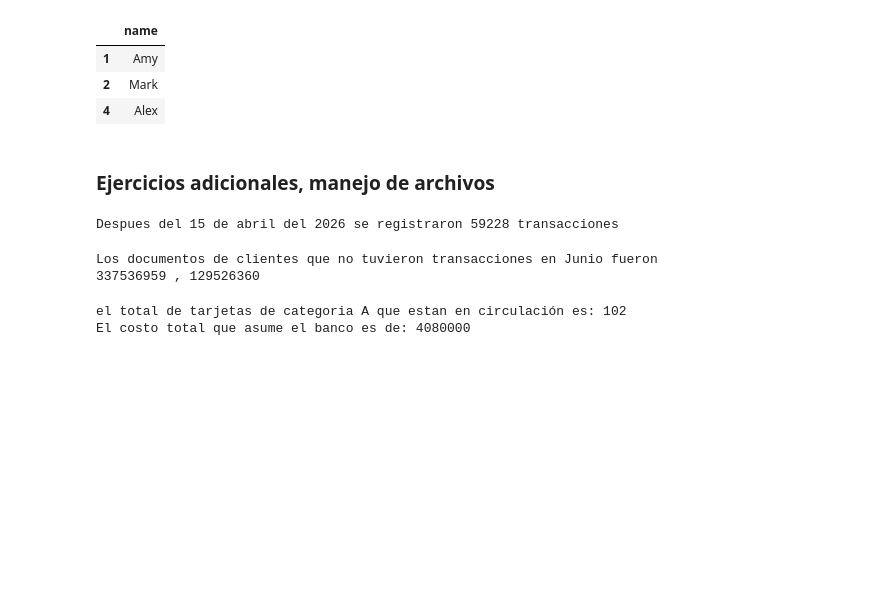
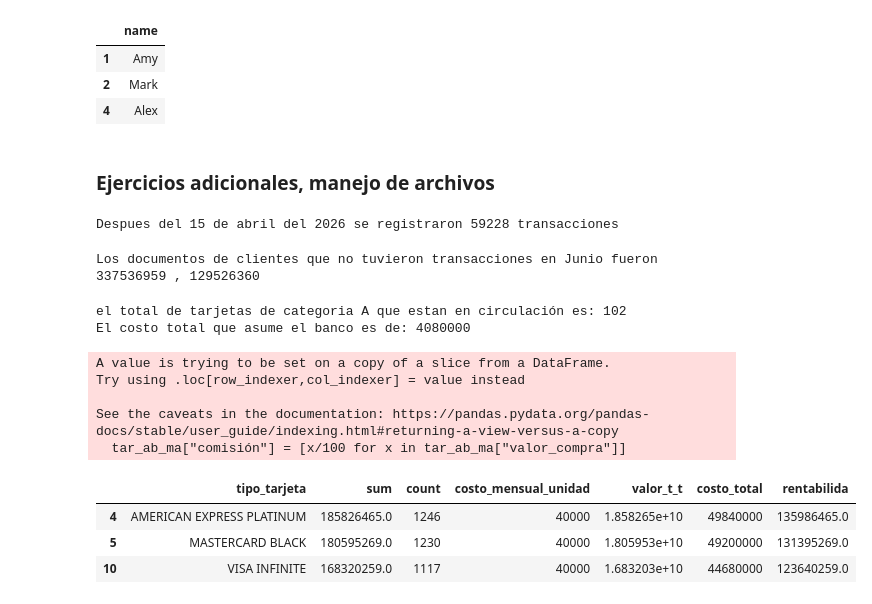
Before and after one commit to juancarvajal-hub/30-days-panda, a Jupyter notebook: 30_days-of_panda.ipynb, the cells around one changed output. Saved outputs shown, nothing was run; the diff lists cells and outputs as text; code cells hidden in the pictures; blank space fills up the shorter version.

Commit message:
Pregunta Manipulación de archivos

```diff
--- a/30_days-of_panda.ipynb
+++ b/30_days-of_panda.ipynb
@@ -1351,3 +1353,46 @@ print(f"El costo total que asume el banco es de: {sum(costo_mensual["total"])}")
 # %% [output]
 el total de tarjetas de categoria A que estan en circulación es: 102
 El costo total que asume el banco es de: 4080000
+# %%
+# Pregunta 4:
+
+# El banco obtiene ingresos equivalentes al 1% del valor de cada transacción.
+
+# La rentabilidad deberá calcularse corno:
+# Rentabilidad = Ingresos por comisión - Costos mensuales
+# Ingresos por comisión sumatoria del valor_compra 1%
+# Costos mensuales cantidad de tarjetas en circulación x costo_mensual_unidad
+
+# Objetivo: Determinar cuáles fueron el top 3 de tipos de tarjeta más rentable durante los meses de
+# abril y mayo de 2026.
+
+# -------------------------------------------------------------------------------#
+tar_ab_ma = transa\
+    .loc[(transa["fecha_compra"].dt.year==2026) &\
+          (transa["fecha_compra"].dt.month == 4) | (transa["fecha_compra"].dt.month == 5)]
+
+tar_ab_ma["comisión"] = [x/100 for x in tar_ab_ma["valor_compra"]]
+
+# agregamos el tipo de tarjeta agrupamos y unimos para obtener el costo por unidad
+tar_ab_ma_t = tar_ab_ma\
+    .merge(info_cliente[["numero_tarjeta","tipo_tarjeta"]], on="numero_tarjeta")\
+    .groupby("tipo_tarjeta")["comisión"].agg(["sum","count"]).reset_index()
+
+cos = tar_ab_ma_t\
+    .merge(info_tarjetas[["tipo_tarjeta","costo_mensual_unidad"]],on="tipo_tarjeta")
+
+# Calculamos las columnas necesarias e imprimimos los tres productos mas importantes
+cos["valor_t_t"] = cos["sum"]*100
+cos["costo_total"] = cos["count"]*cos["costo_mensual_unidad"]
+cos["rentabilida"] = cos["sum"]-cos["costo_total"]
+cos.sort_values(by="rentabilida",ascending=False).head(3)
+# %% [output]
+A value is trying to be set on a copy of a slice from a DataFrame.
+Try using .loc[row_indexer,col_indexer] = value instead
+
+See the caveats in the documentation: https://pandas.pydata.org/pandas-docs/stable/user_guide/indexing.html#returning-a-view-versus-a-copy
+  tar_ab_ma["comisión"] = [x/100 for x in tar_ab_ma["valor_compra"]]
+|  | tipo_tarjeta | sum | count | costo_mensual_unidad | valor_t_t | costo_total | rentabilida |
+| 4 | AMERICAN EXPRESS PLATINUM | 185826465.0 | 1246 | 40000 | 1.858265e+10 | 49840000 | 135986465.0 |
+| 5 | MASTERCARD BLACK | 180595269.0 | 1230 | 40000 | 1.805953e+10 | 49200000 | 131395269.0 |
+| 10 | VISA INFINITE | 168320259.0 | 1117 | 40000 | 1.683203e+10 | 44680000 | 123640259.0 |
```
Also changed, not shown: parts of 2 cells of this notebook.
